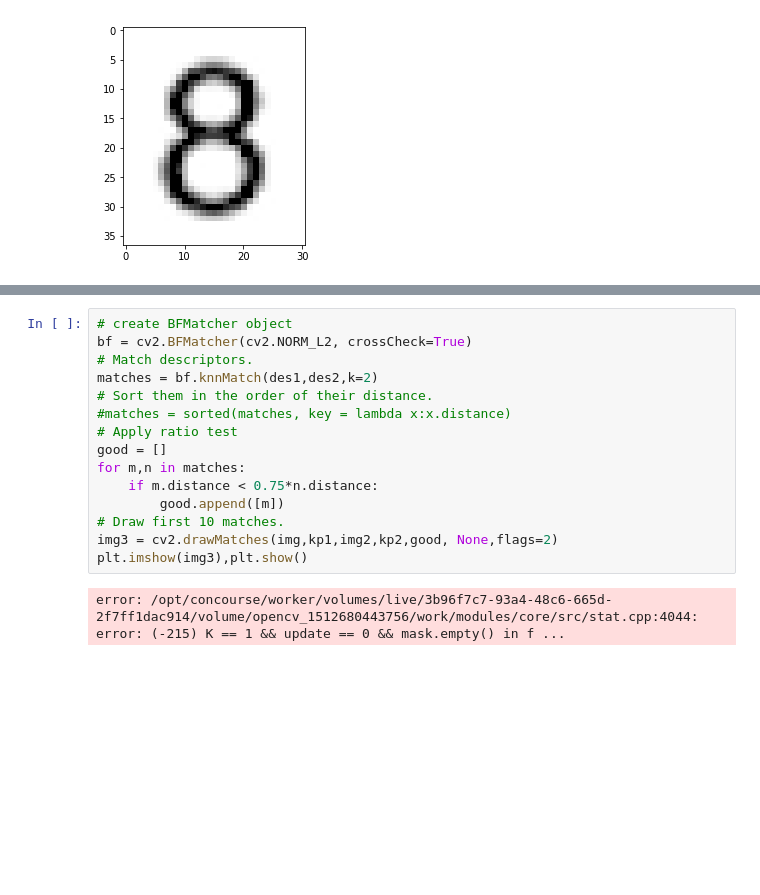
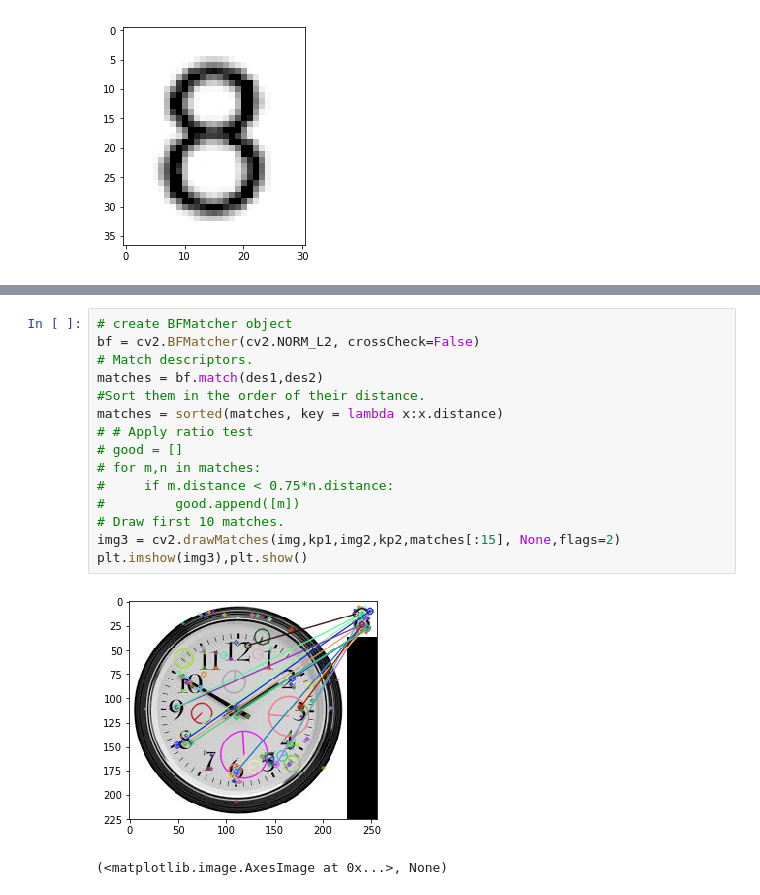
Before and after one commit to coolmich/coco, a Jupyter notebook: clock_algo/playground.ipynb, the cells around one changed output, grey strips where cells are left out. Cells and saved outputs as stored; diff of their text form; blank space fills up the shorter version.

```diff
--- a/clock_algo/playground.ipynb
+++ b/clock_algo/playground.ipynb
@@ -34,17 +34,18 @@ plt.imshow(img2, cmap='gray')
 # %%
 # create BFMatcher object
-bf = cv2.BFMatcher(cv2.NORM_L2, crossCheck=True)
+bf = cv2.BFMatcher(cv2.NORM_L2, crossCheck=False)
 # Match descriptors.
-matches = bf.knnMatch(des1,des2,k=2)
-# Sort them in the order of their distance.
-#matches = sorted(matches, key = lambda x:x.distance)
-# Apply ratio test
-good = []
-for m,n in matches:
-    if m.distance < 0.75*n.distance:
-        good.append([m])
+matches = bf.match(des1,des2)
+#Sort them in the order of their distance.
+matches = sorted(matches, key = lambda x:x.distance)
+# # Apply ratio test
+# good = []
+# for m,n in matches:
+#     if m.distance < 0.75*n.distance:
+#         good.append([m])
 # Draw first 10 matches.
-img3 = cv2.drawMatches(img,kp1,img2,kp2,good, None,flags=2)
+img3 = cv2.drawMatches(img,kp1,img2,kp2,matches[:15], None,flags=2)
 plt.imshow(img3),plt.show()
 # %% [output]
+[figure, added]
-error: /opt/concourse/worker/volumes/live/3b96f7c7-93a4-48c6-665d-2f7ff1dac914/volume/opencv_1512680443756/work/modules/core/src/stat.cpp:4044: error: (-215) K == 1 && update == 0 && mask.empty() in f ...
+(<matplotlib.image.AxesImage at 0x...>, None)
```
Also changed, not shown: parts of 16 cells of this notebook, 5 other files.
